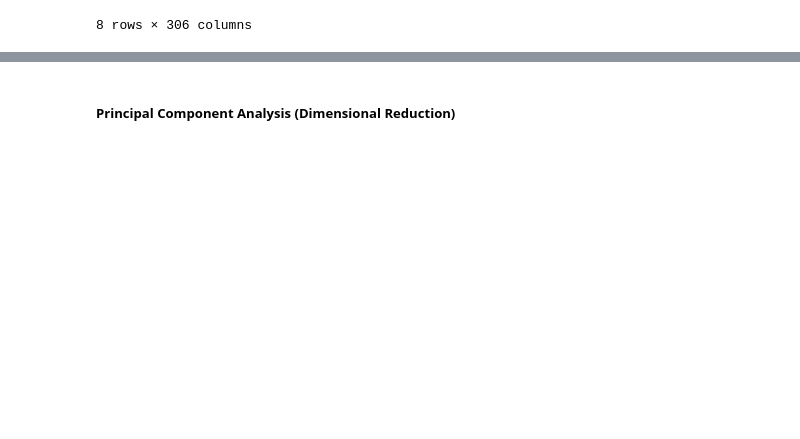
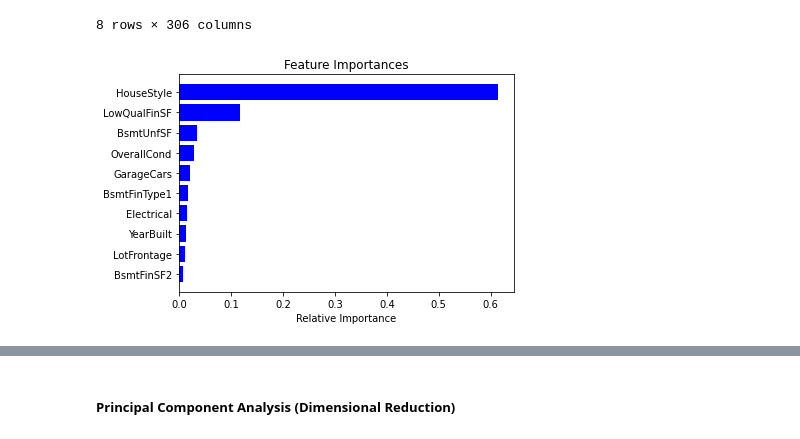
Before and after one commit to MichaelWoo-git/House_Pricing_Prediction_ML_Regression, a Jupyter notebook: House_Main.ipynb, the cells around one changed output, grey strips where cells are left out. Drawn from its saved outputs; the diff is of its cells as text; code cells hidden in the pictures; blank space fills up the shorter version.

```diff
--- a/House_Main.ipynb
+++ b/House_Main.ipynb
@@ -79,12 +79,12 @@ categorical_data_column_names
 # %% [markdown]
 ##### Label Encoder
 # %%
-# from sklearn import preprocessing
-# for name in categorical_data_column_names:
-#     le = preprocessing.LabelEncoder()
-#     x = train_data[name].values
-#     le.fit(x)
-#     train_data[name] = le.transform(x)
+from sklearn import preprocessing
+for name in categorical_data_column_names:
+    le = preprocessing.LabelEncoder()
+    x = train_data[name].values
+    le.fit(x)
+    train_data[name] = le.transform(x)
 # %% [markdown]
 ##### Hot Encoded categorical data
 # %%
@@ -213,6 +264,28 @@ train_data.describe()
 | 75% | 1096.500000 | 70.000000 | 76.000000 | 11031.750000 | 7.000000 | 6.000000 | 2000.000000 | 2003.000000 | ... |
 | max | 1460.000000 | 190.000000 | 107.000000 | 16770.000000 | 10.000000 | 9.000000 | 2009.000000 | 2010.000000 | ... |
 8 rows × 306 columns
+# %%
+##### Feature Importance (Random Forrest)
+x = train_data.drop(["Id","SalePrice"],axis=1)
+y = train_data["SalePrice"]
+# x = trial.drop(['SalePrice',"Id"],axis=1)
+# y = trial["SalePrice"]
+from sklearn.ensemble import RandomForestRegressor
+%matplotlib inline
+import matplotlib.pyplot as plt
+model = RandomForestRegressor(n_estimators=100)
+model.fit(x,y)
+dict_importantance = dict(reversed(sorted(zip(model.feature_importances_, train_data.columns.values))))
+features = train_data.drop(["SalePrice"],axis=1).columns
+importances = model.feature_importances_
+indices = np.argsort(importances)[-10:]  # top 10 features
+plt.title('Feature Importances')
+plt.barh(range(len(indices)), importances[indices], color='b', align='center')
+plt.yticks(range(len(indices)), [features[i] for i in indices])
+plt.xlabel('Relative Importance')
+plt.show()
+# %% [output]
+[figure, added]
 # %%
 from sklearn.feature_selection import SelectKBest, f_regression
 X = train_data.drop(["Id","SalePrice"],axis=1)
```
Also changed, not shown: parts of 23 cells of this notebook, 2 other files.
